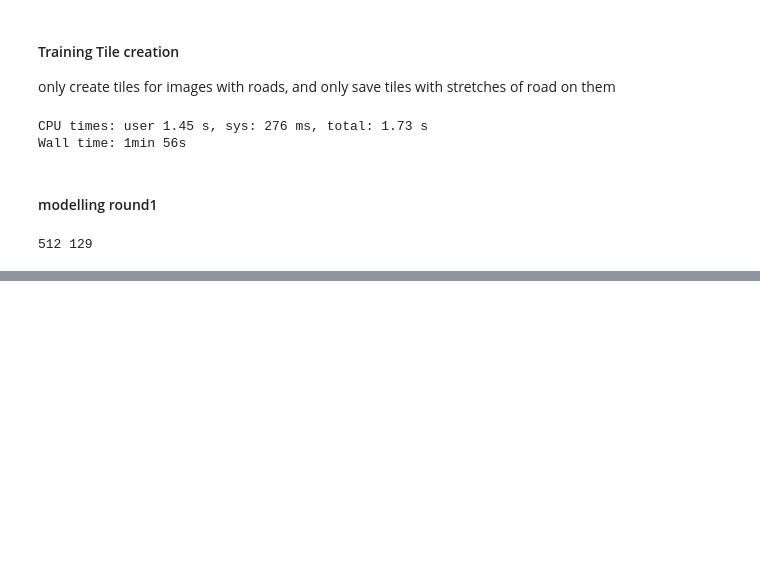
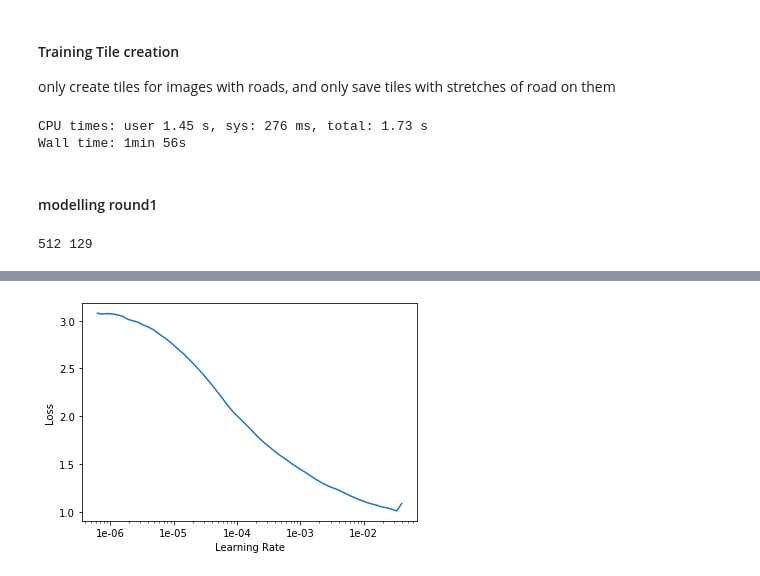
Before and after one commit to wwymak/spacenet-ml, a Jupyter notebook: lets just try another unet.ipynb, the cells around one changed output, grey strips where cells are left out. Saved outputs shown, nothing was run; the diff lists cells and outputs as text; code cells hidden in the pictures; blank space fills up the shorter version.

```diff
--- a/lets just try another unet.ipynb
+++ b/lets just try another unet.ipynb
@@ -162,0 +144,5 @@ return Compose([
+# %%
+wd =1e-2
+metrics = [partial(foreground_acc, void_code=0),dice]
+learn = unet_learner(data, models.resnet34, metrics=metrics, wd=wd, bottle=True)
+learn.to_fp16()
@@ -162,0 +172,4 @@ return Compose([
+# %%
+learn.recorder.plot(skip_end=1)
+# %% [output]
+[figure, added]
```
Also changed, not shown: parts of 13 cells of this notebook.
